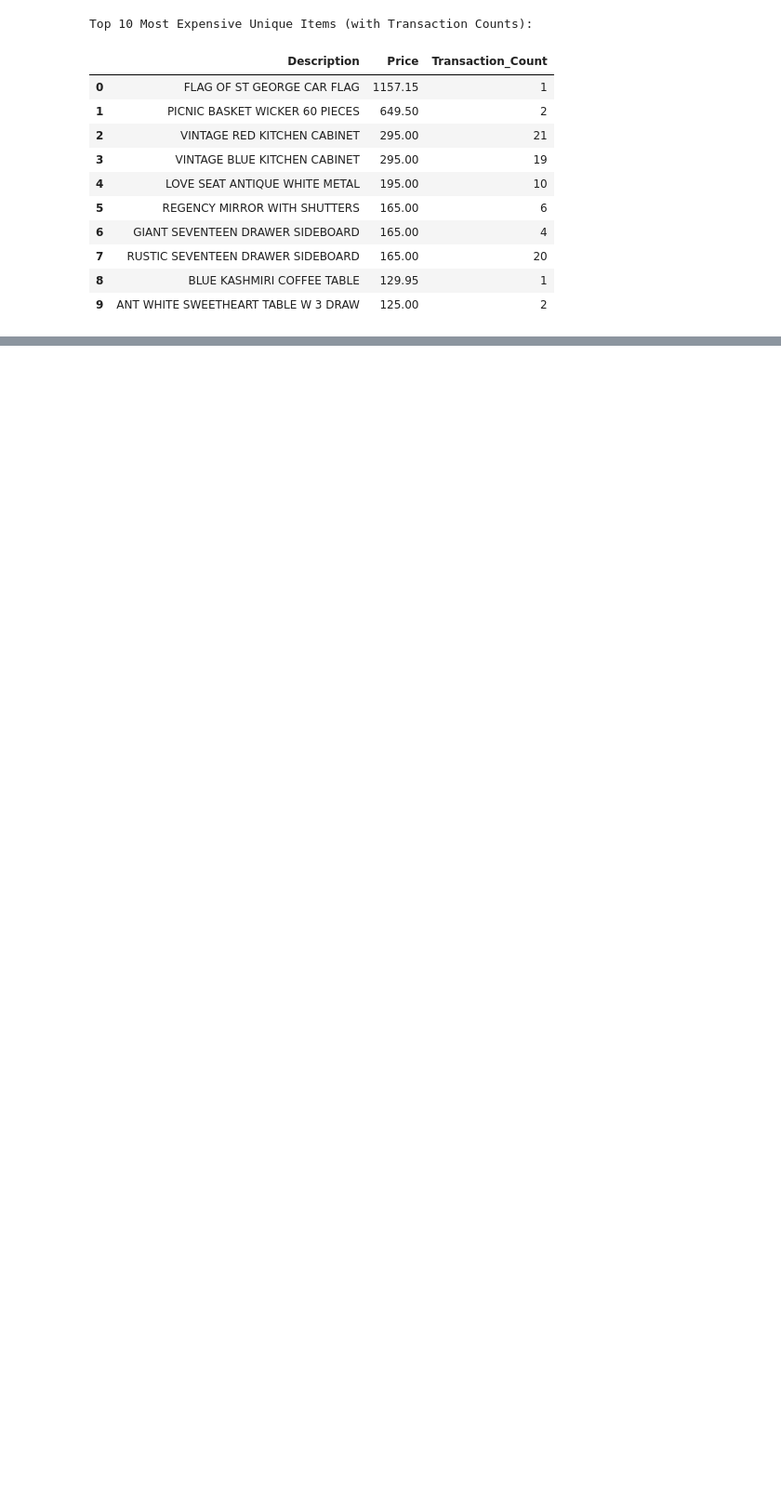
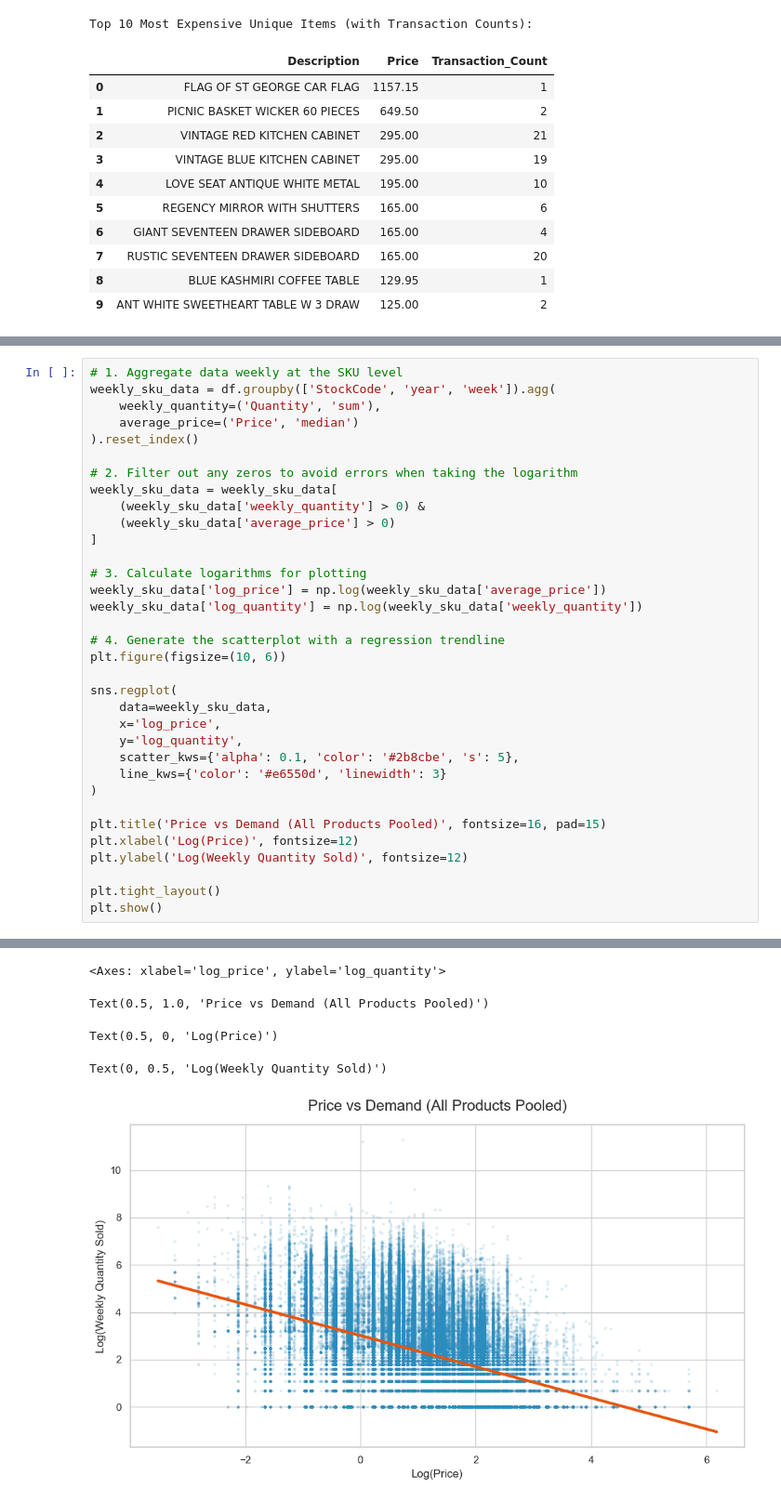
Before and after one commit to bhavyen-1001/retail-markdown-optimiser, a Jupyter notebook: notebooks/03_EDA_pre_segmentation.ipynb, the cells around one changed output, grey strips where cells are left out. Shown at 93% size. Drawn from its saved outputs; the diff is of its cells as text; blank space fills up the shorter version.

```diff
--- a/notebooks/03_EDA_pre_segmentation.ipynb
+++ b/notebooks/03_EDA_pre_segmentation.ipynb
@@ -310,0 +319,35 @@ Nonetheless, our analysis of the most common and most expensive price points and
+# %%
+# 1. Aggregate data weekly at the SKU level
+weekly_sku_data = df.groupby(['StockCode', 'year', 'week']).agg(
+    weekly_quantity=('Quantity', 'sum'),
+    average_price=('Price', 'median')
+).reset_index()
+
+# 2. Filter out any zeros to avoid errors when taking the logarithm
+weekly_sku_data = weekly_sku_data[
+    (weekly_sku_data['weekly_quantity'] > 0) &
+    (weekly_sku_data['average_price'] > 0)
+]
+
+# 3. Calculate logarithms for plotting
+weekly_sku_data['log_price'] = np.log(weekly_sku_data['average_price'])
+weekly_sku_data['log_quantity'] = np.log(weekly_sku_data['weekly_quantity'])
+
+# 4. Generate the scatterplot with a regression trendline
+plt.figure(figsize=(10, 6))
+
+sns.regplot(
+    data=weekly_sku_data,
+    x='log_price',
+    y='log_quantity',
+    scatter_kws={'alpha': 0.1, 'color': '#2b8cbe', 's': 5},
+    line_kws={'color': '#e6550d', 'linewidth': 3}
+)
+
+plt.title('Price vs Demand (All Products Pooled)', fontsize=16, pad=15)
+plt.xlabel('Log(Price)', fontsize=12)
+plt.ylabel('Log(Weekly Quantity Sold)', fontsize=12)
+
+plt.tight_layout()
+plt.show()
+# %% [output]
@@ -310,0 +355,5 @@ Nonetheless, our analysis of the most common and most expensive price points and
+<Axes: xlabel='log_price', ylabel='log_quantity'>
+Text(0.5, 1.0, 'Price vs Demand (All Products Pooled)')
+Text(0.5, 0, 'Log(Price)')
+Text(0, 0.5, 'Log(Weekly Quantity Sold)')
+[figure, added]
```
Also changed, not shown: parts of 6 cells of this notebook.
